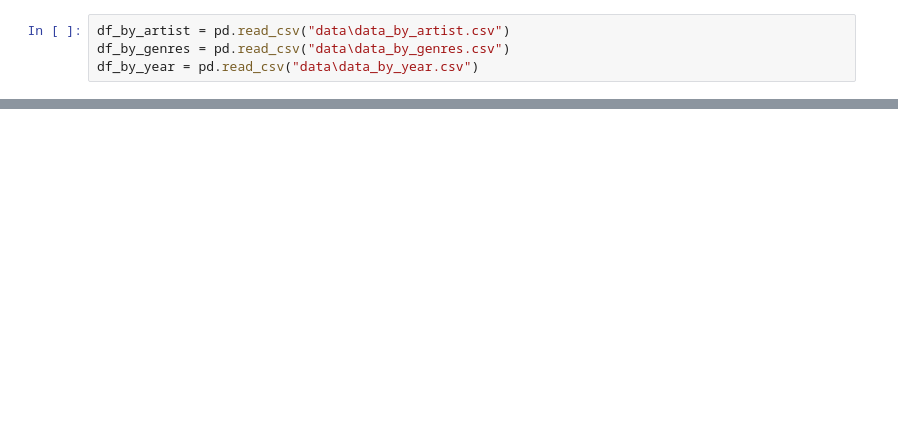
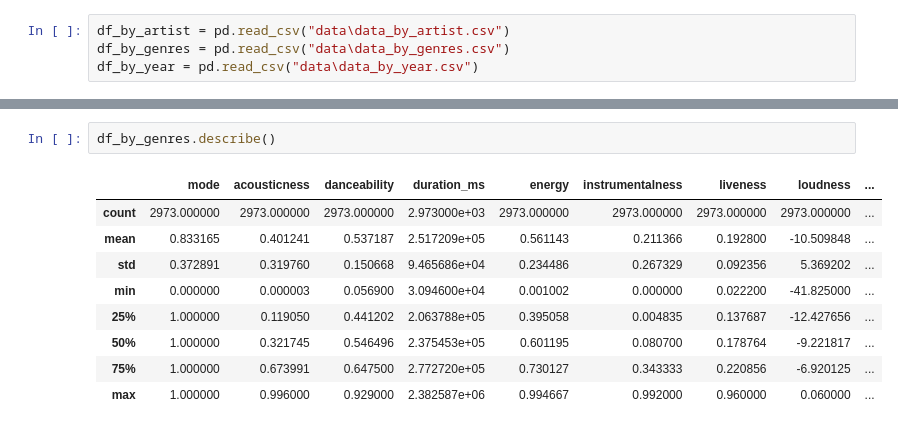
Before and after one commit to J4QK2/MusicRecommendationSystem, a Jupyter notebook: musicRecommendation.ipynb, the cells around one changed output, grey strips where cells are left out. Cells and saved outputs as stored; diff of their text form; blank space fills up the shorter version.

```diff
--- a/musicRecommendation.ipynb
+++ b/musicRecommendation.ipynb
@@ -19,0 +44,12 @@ df_by_year = pd.read_csv("data\data_by_year.csv")
+# %%
+df_by_genres.describe()
+# %% [output]
+|  | mode | acousticness | danceability | duration_ms | energy | instrumentalness | liveness | loudness | ... |
+| count | 2973.000000 | 2973.000000 | 2973.000000 | 2.973000e+03 | 2973.000000 | 2973.000000 | 2973.000000 | 2973.000000 | ... |
+| mean | 0.833165 | 0.401241 | 0.537187 | 2.517209e+05 | 0.561143 | 0.211366 | 0.192800 | -10.509848 | ... |
+| std | 0.372891 | 0.319760 | 0.150668 | 9.465686e+04 | 0.234486 | 0.267329 | 0.092356 | 5.369202 | ... |
+| min | 0.000000 | 0.000003 | 0.056900 | 3.094600e+04 | 0.001002 | 0.000000 | 0.022200 | -41.825000 | ... |
+| 25% | 1.000000 | 0.119050 | 0.441202 | 2.063788e+05 | 0.395058 | 0.004835 | 0.137687 | -12.427656 | ... |
+| 50% | 1.000000 | 0.321745 | 0.546496 | 2.375453e+05 | 0.601195 | 0.080700 | 0.178764 | -9.221817 | ... |
+| 75% | 1.000000 | 0.673991 | 0.647500 | 2.772720e+05 | 0.730127 | 0.343333 | 0.220856 | -6.920125 | ... |
+| max | 1.000000 | 0.996000 | 0.929000 | 2.382587e+06 | 0.994667 | 0.992000 | 0.960000 | 0.060000 | ... |
```
Also changed, not shown: parts of 10 cells of this notebook.
